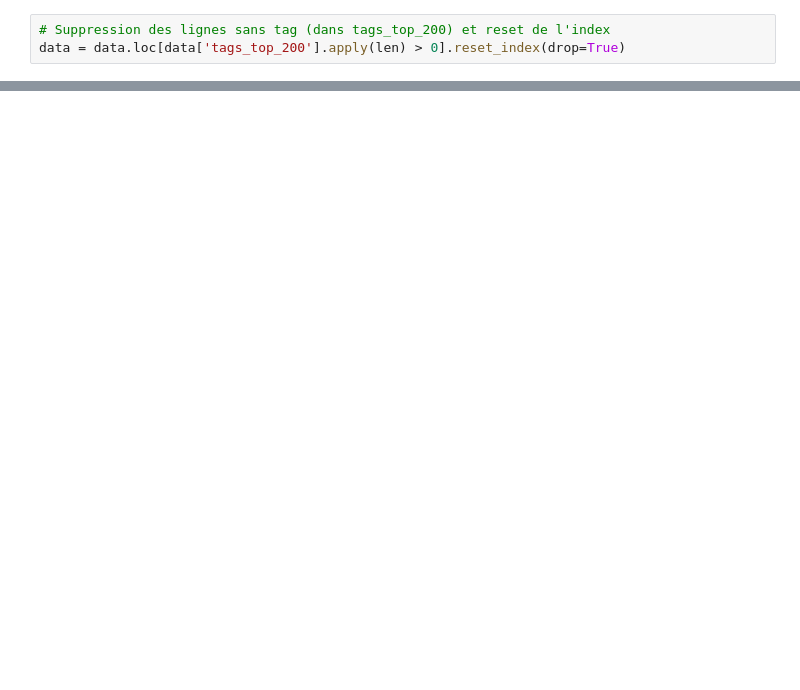
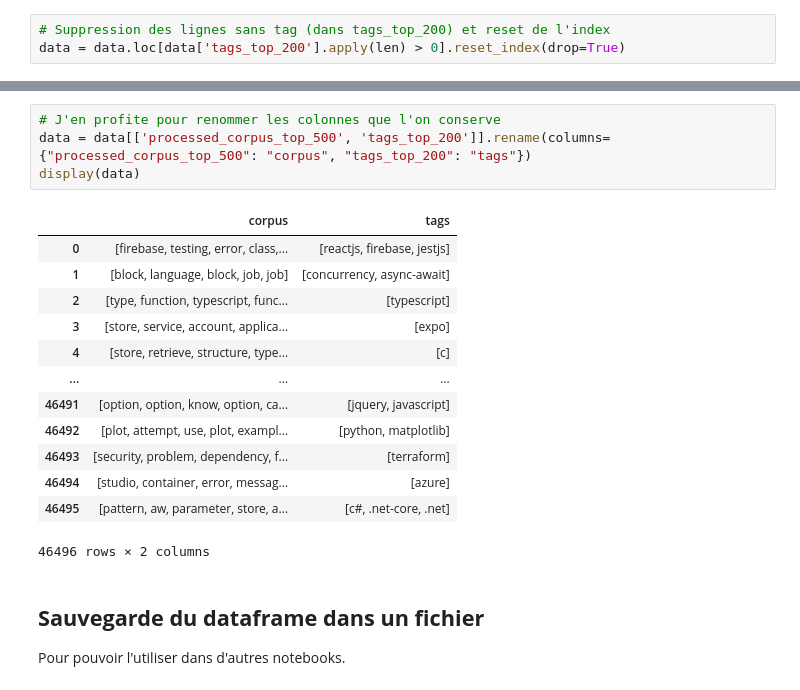
Before and after one commit to BiGHeaDMaX/Suggestion-automatique-de-mots-cles, a Jupyter notebook: 01 - Pré-traitements et Exploration.ipynb, the cells around one changed output, grey strips where cells are left out. Drawn from its saved outputs; the diff is of its cells as text; blank space fills up the shorter version.

```diff
--- a/01 - Pré-traitements et Exploration.ipynb
+++ b/01 - Pré-traitements et Exploration.ipynb
@@ -1465,0 +1463,22 @@ data
+# %%
+# J'en profite pour renommer les colonnes que l'on conserve
+data = data[['processed_corpus_top_500', 'tags_top_200']].rename(columns={"processed_corpus_top_500": "corpus", "tags_top_200": "tags"})
+display(data)
+# %% [output]
+|  | corpus | tags |
+| 0 | [firebase, testing, error, class,... | [reactjs, firebase, jestjs] |
+| 1 | [block, language, block, job, job] | [concurrency, async-await] |
+| 2 | [type, function, typescript, func... | [typescript] |
+| 3 | [store, service, account, applica... | [expo] |
+| 4 | [store, retrieve, structure, type... | [c] |
+| ... | ... | ... |
+| 46491 | [option, option, know, option, ca... | [jquery, javascript] |
+| 46492 | [plot, attempt, use, plot, exampl... | [python, matplotlib] |
+| 46493 | [security, problem, dependency, f... | [terraform] |
+| 46494 | [studio, container, error, messag... | [azure] |
+| 46495 | [pattern, aw, parameter, store, a... | [c#, .net-core, .net] |
+46496 rows × 2 columns
+# %% [markdown]
+## **Sauvegarde du dataframe dans un fichier**
+
+Pour pouvoir l'utiliser dans d'autres notebooks.
```
Also changed, not shown: parts of 28 cells of this notebook.
